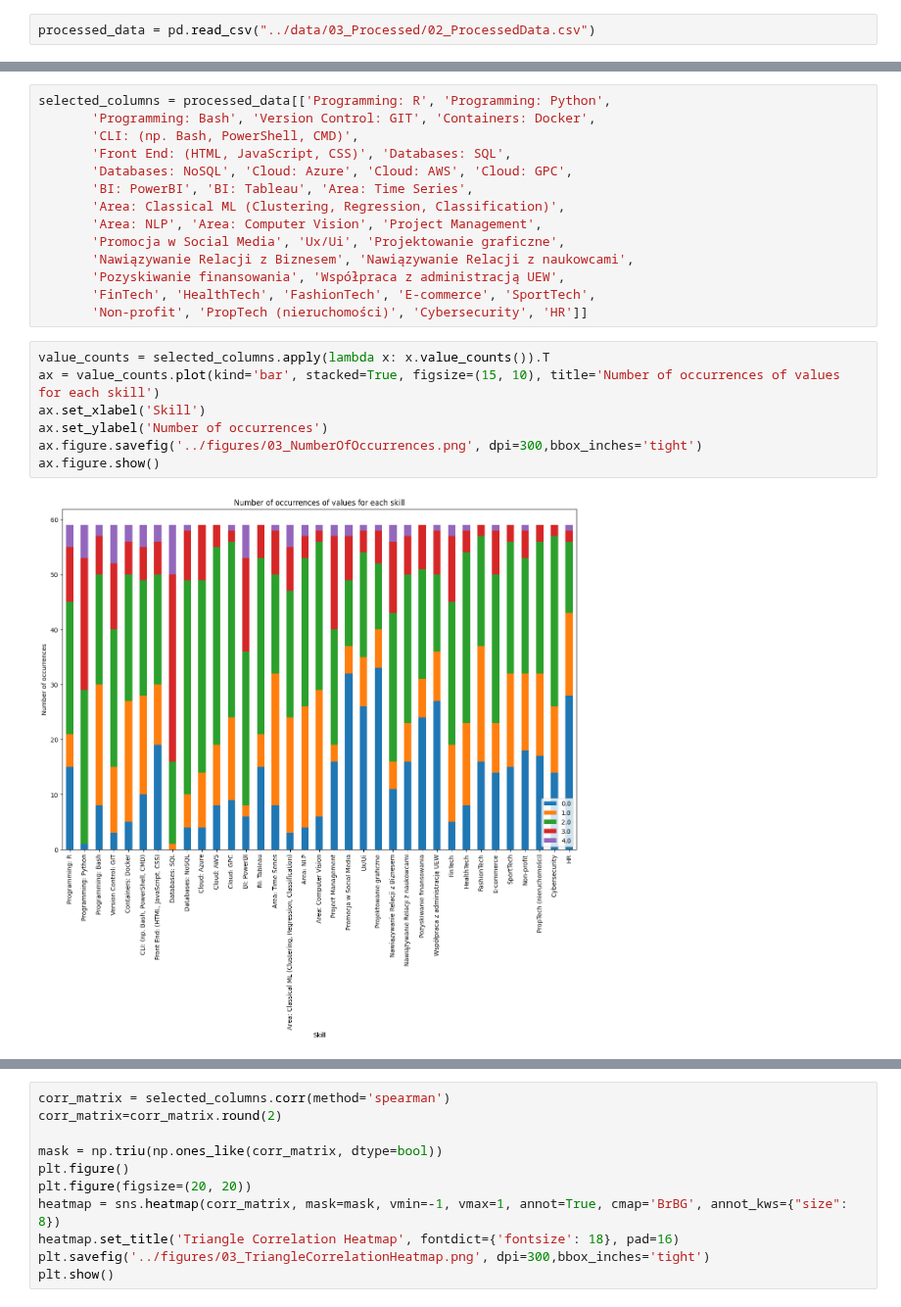
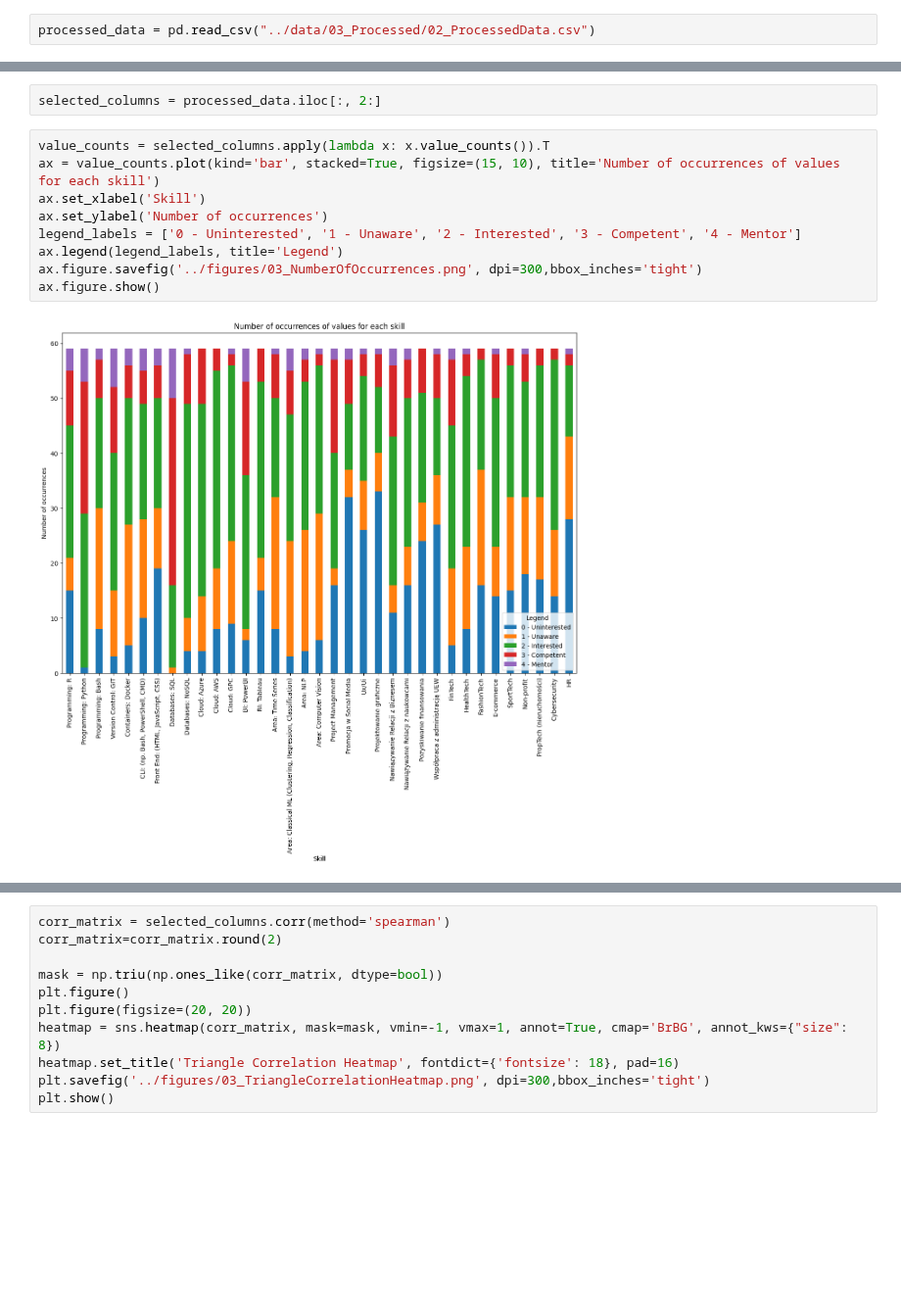
Before and after one commit to MalwinaKoz/Project-People-Analytics, a Jupyter notebook: notebooks/03_ExploratoryDataAnalysis.ipynb, the cells around one changed output, grey strips where cells are left out. Shown at 98% size. Cells and saved outputs as stored; diff of their text form; blank space fills up the shorter version.

Commit message:
data clearing

```diff
--- a/notebooks/03_ExploratoryDataAnalysis.ipynb
+++ b/notebooks/03_ExploratoryDataAnalysis.ipynb
@@ -39,23 +22,13 @@ Index(['ID', 'Participation', 'Programming: R', 'Programming: Python',
-# %%
-selected_columns = processed_data[['Programming: R', 'Programming: Python',
-       'Programming: Bash', 'Version Control: GIT', 'Containers: Docker',
-       'CLI: (np. Bash, PowerShell, CMD)',
-       'Front End: (HTML, JavaScript, CSS)', 'Databases: SQL',
-       'Databases: NoSQL', 'Cloud: Azure', 'Cloud: AWS', 'Cloud: GPC',
-       'BI: PowerBI', 'BI: Tableau', 'Area: Time Series',
-       'Area: Classical ML (Clustering, Regression, Classification)',
-       'Area: NLP', 'Area: Computer Vision', 'Project Management',
-       'Promocja w Social Media', 'Ux/Ui', 'Projektowanie graficzne',
-       'Nawiązywanie Relacji z Biznesem', 'Nawiązywanie Relacji z naukowcami',
-       'Pozyskiwanie finansowania', 'Współpraca z administracją UEW',
-       'FinTech', 'HealthTech', 'FashionTech', 'E-commerce', 'SportTech',
-       'Non-profit', 'PropTech (nieruchomości)', 'Cybersecurity', 'HR']]
+# %%
+selected_columns = processed_data.iloc[:, 2:]
 # %%
 value_counts = selected_columns.apply(lambda x: x.value_counts()).T
 ax = value_counts.plot(kind='bar', stacked=True, figsize=(15, 10), title='Number of occurrences of values for each skill')
 ax.set_xlabel('Skill')
 ax.set_ylabel('Number of occurrences')
+legend_labels = ['0 - Uninterested', '1 - Unaware', '2 - Interested', '3 - Competent', '4 - Mentor']
+ax.legend(legend_labels, title='Legend')
 ax.figure.savefig('../figures/03_NumberOfOccurrences.png', dpi=300,bbox_inches='tight')
 ax.figure.show()
 # %% [output]
-[figure, old version]
+[figure, new version]
```
Also changed, not shown: parts of 3 cells of this notebook, 10 other files.
